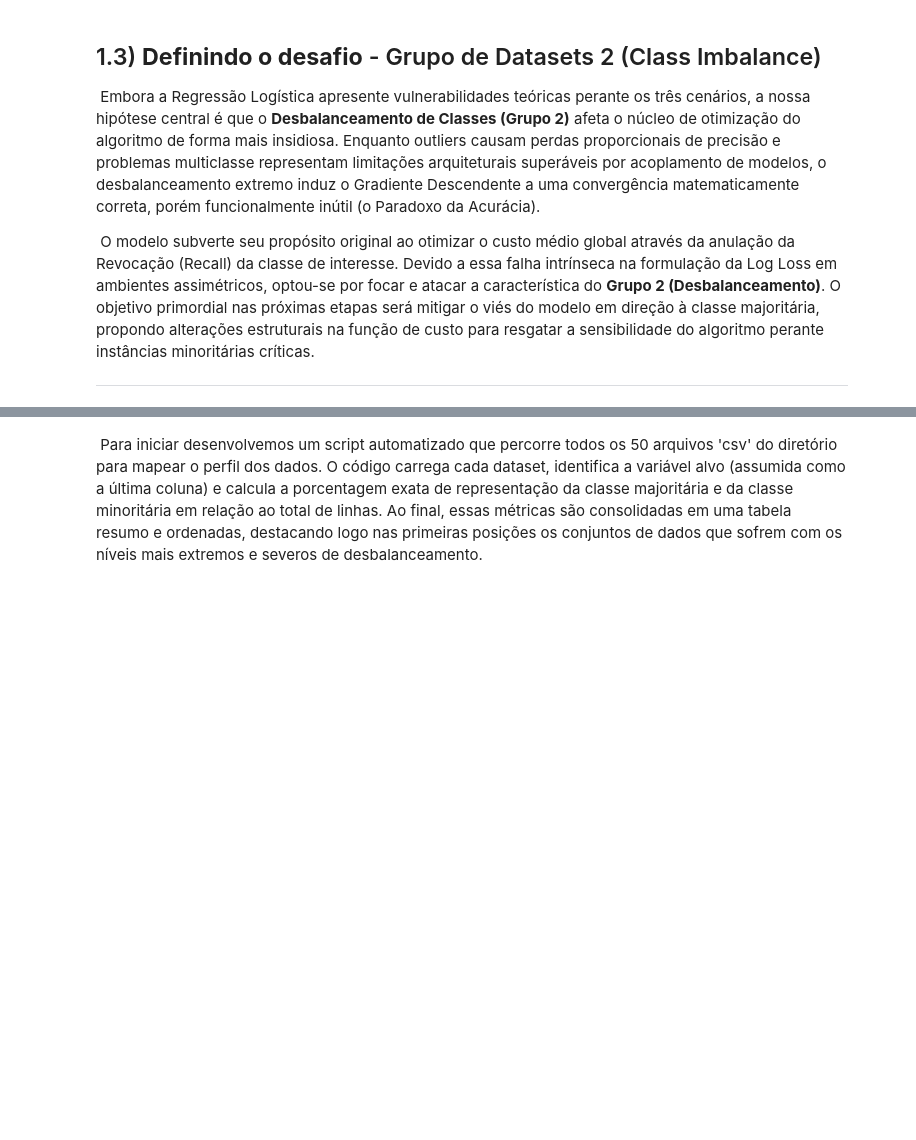
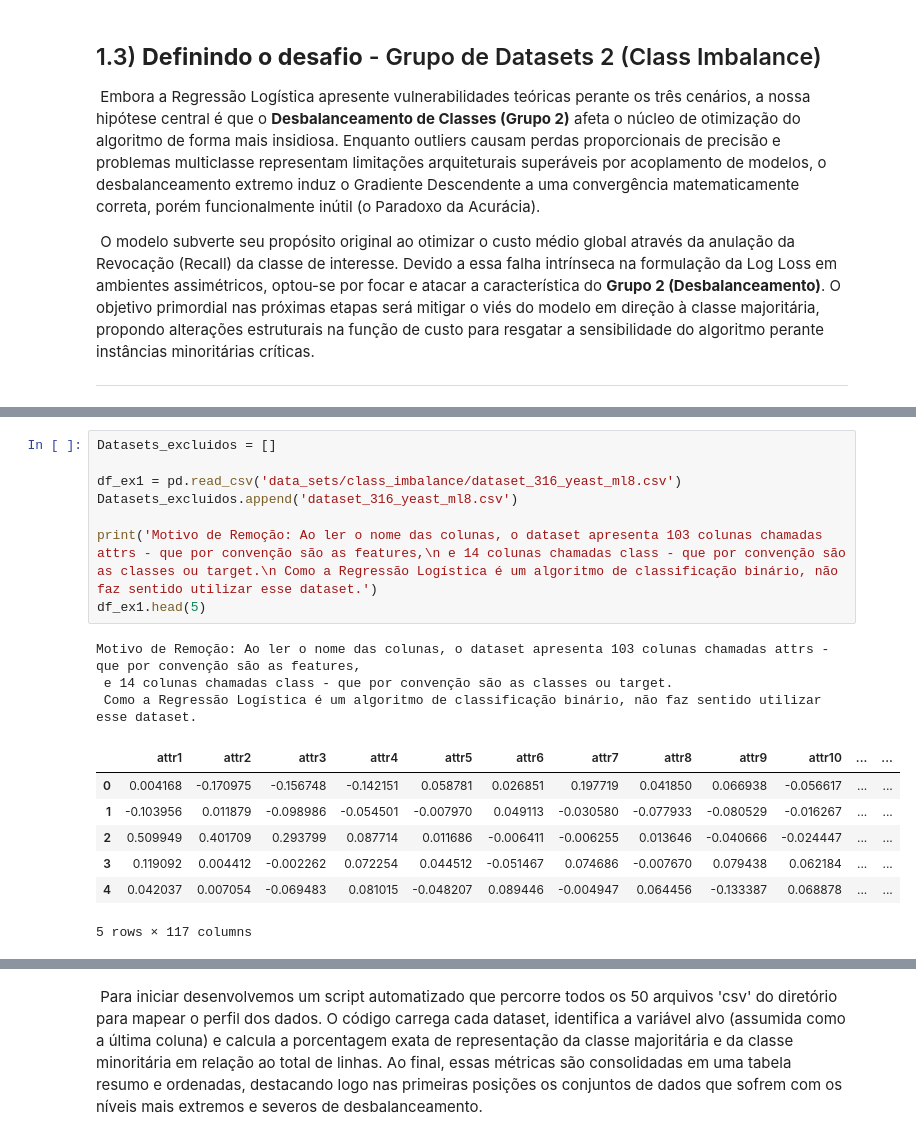
Before and after one commit to Aly-Filho/ml1-assignment, a Jupyter notebook: amanda/final_submission.ipynb, the cells around one changed output, grey strips where cells are left out. Drawn from its saved outputs; the diff is of its cells as text; blank space fills up the shorter version.

Commit message:
criaçao dos datasets refatorizados

```diff
--- a/amanda/final_submission.ipynb
+++ b/amanda/final_submission.ipynb
@@ -229,0 +237,19 @@ sns.set_palette("husl")
+# %%
+Datasets_excluidos = []
+
+df_ex1 = pd.read_csv('data_sets/class_imbalance/dataset_316_yeast_ml8.csv')
+Datasets_excluidos.append('dataset_316_yeast_ml8.csv')
+
+print('Motivo de Remoção: Ao ler o nome das colunas, o dataset apresenta 103 colunas chamadas attrs - que por convenção são as features,\n e 14 colunas chamadas class - que por convenção são as classes ou target.\n Como a Regressão Logística é um algoritmo de classificação binário, não faz sentido utilizar esse dataset.')
+df_ex1.head(5)
+# %% [output]
+Motivo de Remoção: Ao ler o nome das colunas, o dataset apresenta 103 colunas chamadas attrs - que por convenção são as features,
+ e 14 colunas chamadas class - que por convenção são as classes ou target.
+ Como a Regressão Logística é um algoritmo de classificação binário, não faz sentido utilizar esse dataset.
+|  | attr1 | attr2 | attr3 | attr4 | attr5 | attr6 | attr7 | attr8 | attr9 | attr10 | ... | ... |
+| 0 | 0.004168 | -0.170975 | -0.156748 | -0.142151 | 0.058781 | 0.026851 | 0.197719 | 0.041850 | 0.066938 | -0.056617 | ... | ... |
+| 1 | -0.103956 | 0.011879 | -0.098986 | -0.054501 | -0.007970 | 0.049113 | -0.030580 | -0.077933 | -0.080529 | -0.016267 | ... | ... |
+| 2 | 0.509949 | 0.401709 | 0.293799 | 0.087714 | 0.011686 | -0.006411 | -0.006255 | 0.013646 | -0.040666 | -0.024447 | ... | ... |
+| 3 | 0.119092 | 0.004412 | -0.002262 | 0.072254 | 0.044512 | -0.051467 | 0.074686 | -0.007670 | 0.079438 | 0.062184 | ... | ... |
+| 4 | 0.042037 | 0.007054 | -0.069483 | 0.081015 | -0.048207 | 0.089446 | -0.004947 | 0.064456 | -0.133387 | 0.068878 | ... | ... |
+5 rows × 117 columns
```
Also changed, not shown: parts of 40 cells of this notebook, 48 other files.
